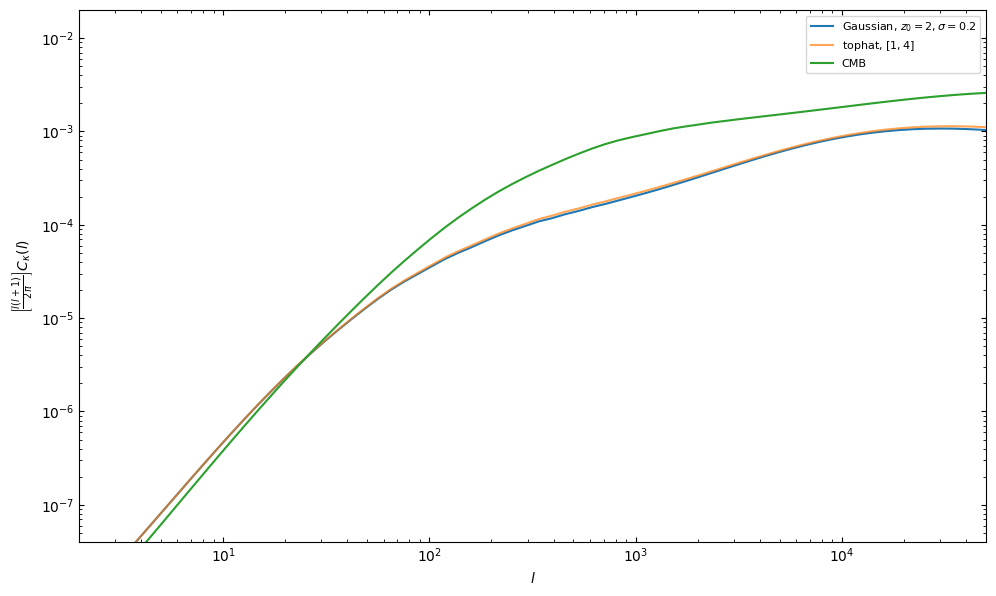
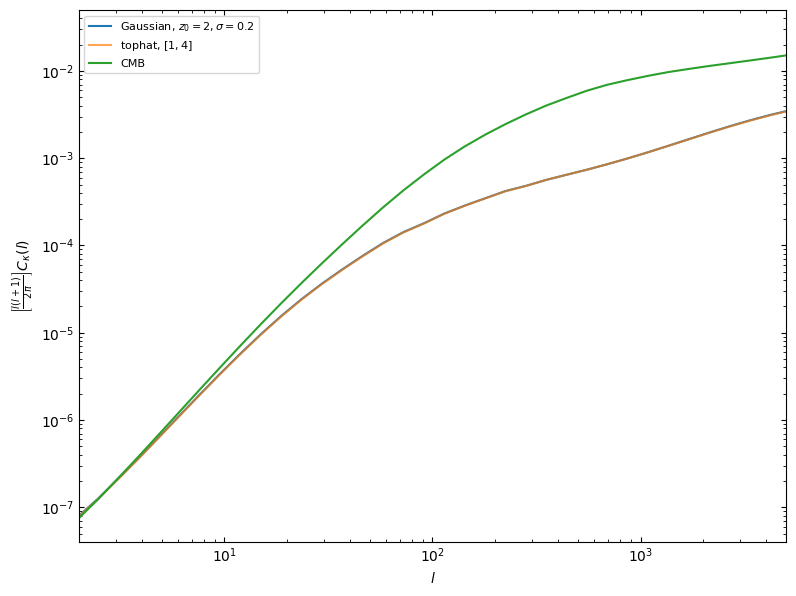
The notebook cell's code change between the first figure and the second:
--- before
+++ after
@@ -1,3 +1,3 @@
-fig,ax = plt.subplots(figsize=(10,6))
+fig,ax = plt.subplots(figsize=(8,6))
 font = {'size'   : 8}
 
@@ -12,8 +12,8 @@
 ax.set_ylabel(r'$\left[\frac{l(l+1)}{2\pi}\right]C_\kappa(l)$')
 ax.legend()
-ax.set_ylim(4 * 10**-8, 2 * 10**-2)
-ax.set_xlim(2, 5 * 10**4)
+ax.set_ylim(4 * 10**-8, 5 * 10**-2)
+ax.set_xlim(2, 5*10**3)
 ax.tick_params(which='major', right=True, top=True, labeltop=False, bottom=True, labelbottom=True, direction="in")
 ax.tick_params(which='minor', right=True, top=True, labeltop=False, bottom=True, labelbottom=True, direction="in")
 plt.tight_layout()
-plt.savefig("PowerSpec_Planck15_figure.png")
+plt.savefig("PowerSpec_Planck15_figure_fixed_1.png")

Commit: fixed some bugs regarding g_L in the power spectrum function